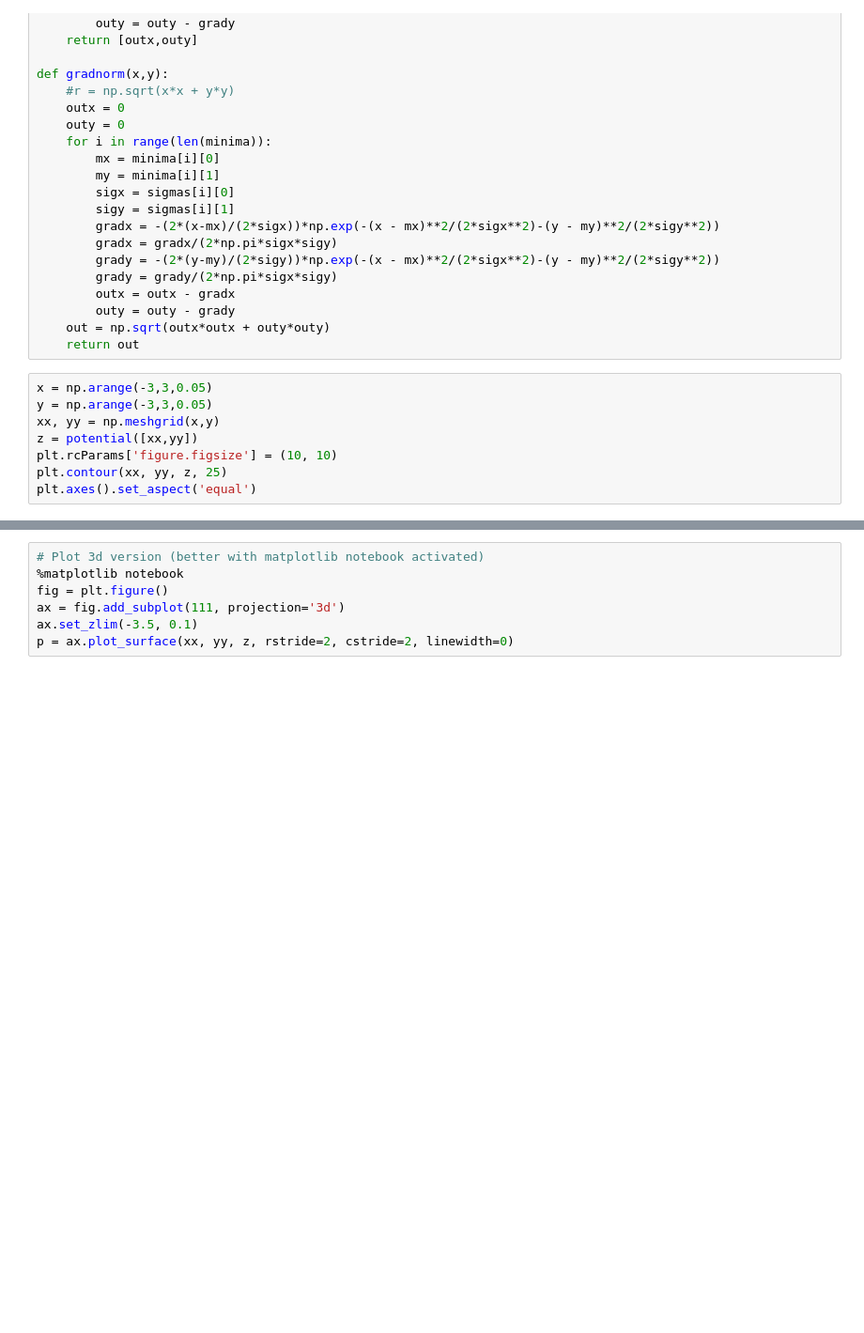
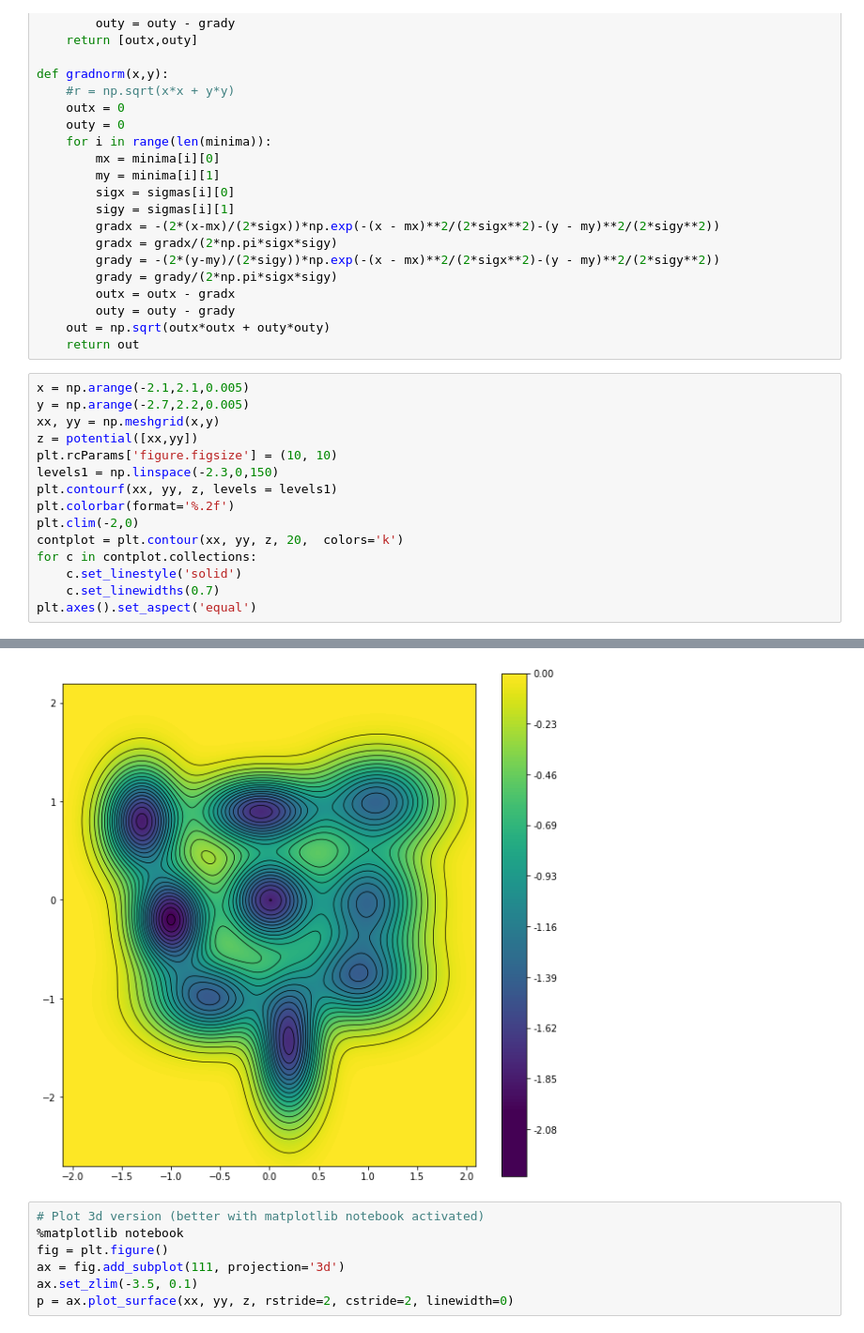
Before and after one commit to markovmodel/msmrd, a Jupyter notebook: scripts/test_asympot.ipynb, the cells around one changed output, grey strips where cells are left out. Shown at 94% size. Drawn from its saved outputs; the diff is of its cells as text; blank space fills up the shorter version.

```diff
--- a/scripts/test_asympot.ipynb
+++ b/scripts/test_asympot.ipynb
@@ -61,11 +61,18 @@ def gradnorm(x,y):
     out = np.sqrt(outx*outx + outy*outy)
     return out
 # %%
-x = np.arange(-3,3,0.05)
-y = np.arange(-3,3,0.05)
+x = np.arange(-2.1,2.1,0.005)
+y = np.arange(-2.7,2.2,0.005)
 xx, yy = np.meshgrid(x,y)
 z = potential([xx,yy])
 plt.rcParams['figure.figsize'] = (10, 10)
-plt.contour(xx, yy, z, 25)
+levels1 = np.linspace(-2.3,0,150)
+plt.contourf(xx, yy, z, levels = levels1)
+plt.colorbar(format='%.2f')
+plt.clim(-2,0)
+contplot = plt.contour(xx, yy, z, 20,  colors='k')
+for c in contplot.collections:
+    c.set_linestyle('solid')
+    c.set_linewidths(0.7)
 plt.axes().set_aspect('equal')
 # %% [output]
@@ -74,3 +79,4 @@ plt.axes().set_aspect('equal')
+[figure, added]
 # %%
 # Plot 3d version (better with matplotlib notebook activated)
 %matplotlib notebook
```
Also changed, not shown: parts of 3 cells of this notebook, 1 other file.
